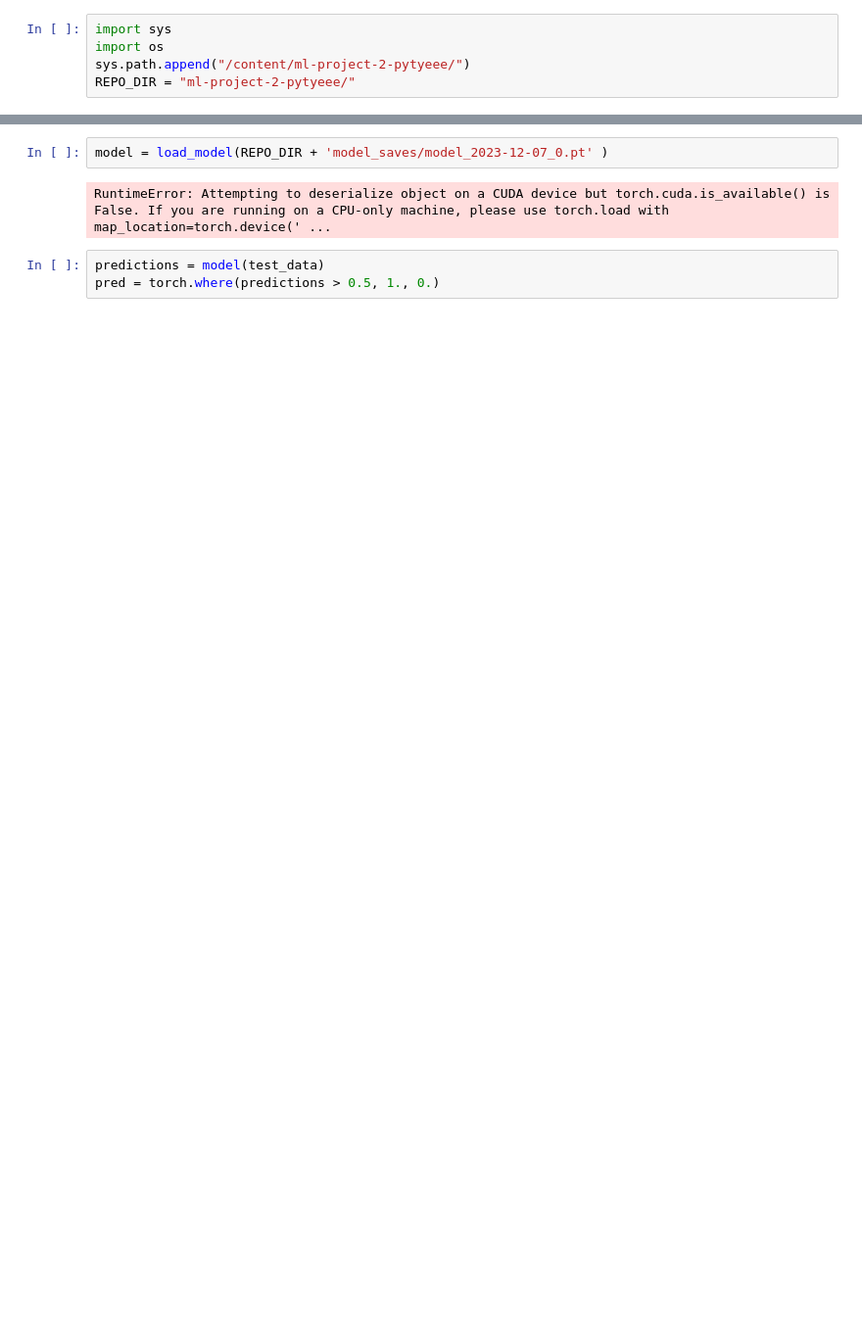
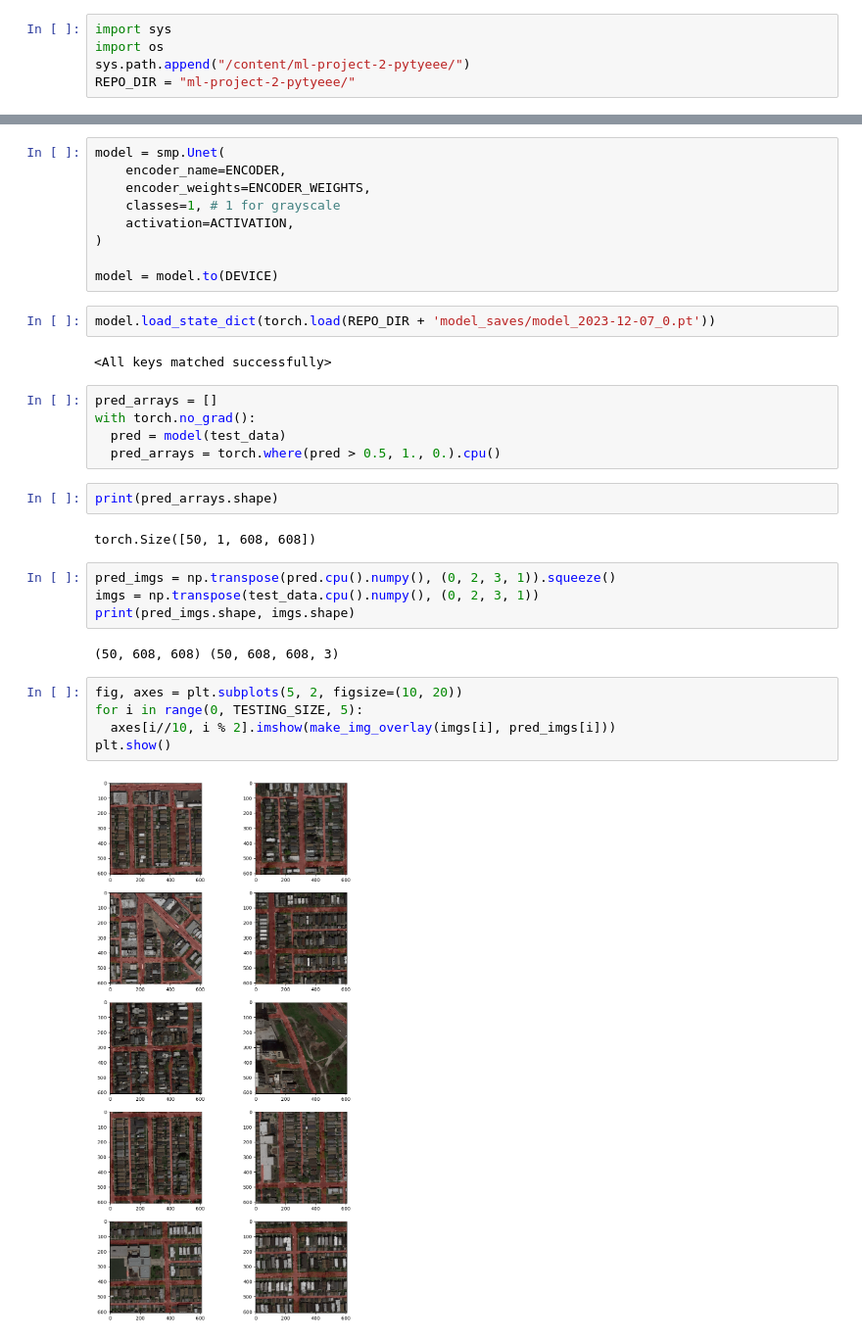
Before and after one commit to Pytyeee/ml-project-2-pytyeee, a Jupyter notebook: notebooks/unet_test.ipynb, the cells around one changed output, grey strips where cells are left out. Shown at 98% size. Drawn from its saved outputs; the diff is of its cells as text; blank space fills up the shorter version.

Commit message:
First valid prediction on UNet

```diff
--- a/notebooks/unet_test.ipynb
+++ b/notebooks/unet_test.ipynb
@@ -28,8 +40,36 @@ Loading ../dataset/test_set_images/test_50/test_50.png
 Test shape: torch.Size([50, 3, 608, 608])
+# %%
+model = smp.Unet(
+    encoder_name=ENCODER,
+    encoder_weights=ENCODER_WEIGHTS,
+    classes=1, # 1 for grayscale
+    activation=ACTIVATION,
+)
+
+model = model.to(DEVICE)
 # %%
-model = load_model(REPO_DIR + 'model_saves/model_2023-12-07_0.pt' )
+model.load_state_dict(torch.load(REPO_DIR + 'model_saves/model_2023-12-07_0.pt'))
 # %% [output]
-RuntimeError: Attempting to deserialize object on a CUDA device but torch.cuda.is_available() is False. If you are running on a CPU-only machine, please use torch.load with map_location=torch.device(' ...
+<All keys matched successfully>
 # %%
-predictions = model(test_data)
-pred = torch.where(predictions > 0.5, 1., 0.)
+pred_arrays = []
+with torch.no_grad():
+  pred = model(test_data)
+  pred_arrays = torch.where(pred > 0.5, 1., 0.).cpu()
+# %%
+print(pred_arrays.shape)
+# %% [output]
+torch.Size([50, 1, 608, 608])
+# %%
+pred_imgs = np.transpose(pred.cpu().numpy(), (0, 2, 3, 1)).squeeze()
+imgs = np.transpose(test_data.cpu().numpy(), (0, 2, 3, 1))
+print(pred_imgs.shape, imgs.shape)
+# %% [output]
+(50, 608, 608) (50, 608, 608, 3)
+# %%
+fig, axes = plt.subplots(5, 2, figsize=(10, 20))
+for i in range(0, TESTING_SIZE, 5):
+  axes[i//10, i % 2].imshow(make_img_overlay(imgs[i], pred_imgs[i]))
+plt.show()
+# %% [output]
+[figure, added]
```
Also changed, not shown: parts of 9 cells of this notebook.
